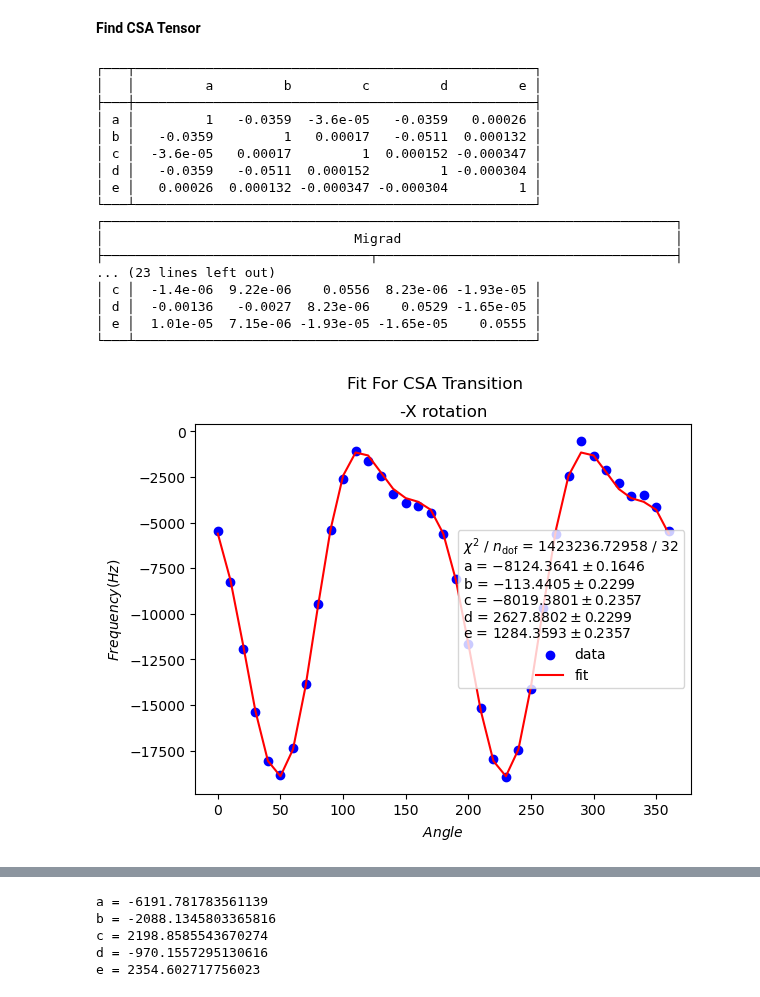
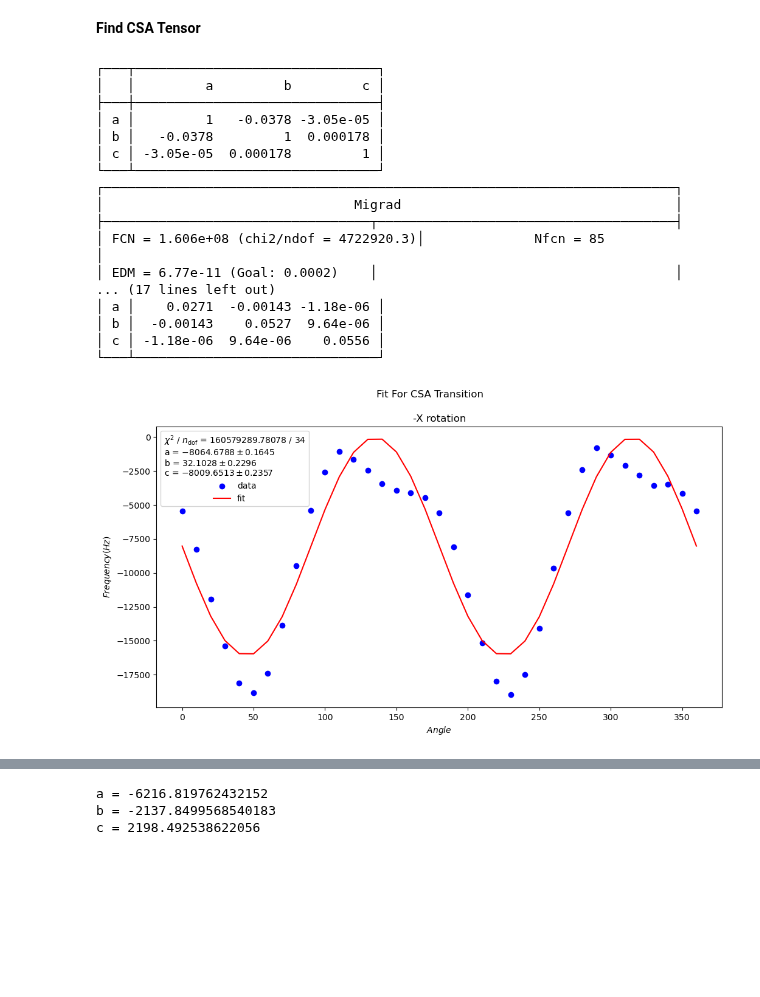
Before and after one commit to AstrobioShiva/Script_project, a Jupyter notebook: NMR_analysis/fitting_(+)HQipc2B_cluster1.ipynb, the cells around one changed output, grey strips where cells are left out. Cells and saved outputs as stored; diff of their text form; code cells hidden in the pictures; blank space fills up the shorter version.

```diff
--- a/NMR_analysis/fitting_(+)HQipc2B_cluster1.ipynb
+++ b/NMR_analysis/fitting_(+)HQipc2B_cluster1.ipynb
@@ -27,9 +27,10 @@ for i in range(3):
     df[i].Cluster1Peak2 = df[i].Cluster1Peak2*w0
 
     # print(df[i].Cluster1Peak1)
-    plt.plot(df[i].Angle, df[i].Cluster1Peak0, label = 'Peak1')
-    plt.plot(df[i].Angle, df[i].Cluster1Peak1, label = 'Peak2')
-    plt.plot(df[i].Angle, df[i].Cluster1Peak2, label = 'Peak3')
+    plt.figure(figsize=(12, 6))
+    plt.plot(df[i].Angle, df[i].Cluster1Peak0, label = 'Peak1', marker='o')
+    plt.plot(df[i].Angle, df[i].Cluster1Peak1, label = 'Peak2', marker='o')
+    plt.plot(df[i].Angle, df[i].Cluster1Peak2, label = 'Peak3', marker='o')
     plt.suptitle('Raw Data')
     plt.title(titles[i])
     plt.legend()
@@ -97,6 +99,7 @@ for i in range(3):
     # plt.imshow(corr_mat, cmap='coolwarm')
 
     # draw data and fitted line
+    plt.figure(figsize=(12, 6))
     plt.scatter(df[i].Angle, freq_sum[i], label="data", color = 'blue')
     plt.plot(df[i].Angle, fourier5(df[i].Angle, *m_s[i].values), label="fit", color = 'red')
     plt.xlabel(r'$Angle$')
@@ -175,9 +178,9 @@ m_d = [0]*3
 corr_mat = [0]*3
 
 for i in range(3):
-    least_squares = LeastSquares(df[i].Angle, freq_diff[i], 0.1,fourier5)
+    least_squares = LeastSquares(df[i].Angle, freq_diff[i], 0.1,fourier3)
 
-    m_d[i] = Minuit(least_squares, a = 1, b = 1, c = 0, d = 1, e = 1).migrad()
+    m_d[i] = Minuit(least_squares, a = 1, b = 1, c = 0).migrad()
     # m[i] = m[i].scan(ncall = 50)
 
     # m[i].migrad()  # finds minimum of least_squares function
@@ -197,8 +200,9 @@ for i in range(3):
     # plt.imshow(corr_mat, cmap='coolwarm')
 
     # draw data and fitted line
+    plt.figure(figsize=(12, 6))
     plt.scatter(df[i].Angle, freq_diff[i], label="data", color = 'blue')
-    plt.plot(df[i].Angle, fourier5(df[i].Angle, *m_d[i].values), label="fit", color = 'red')
+    plt.plot(df[i].Angle, fourier3(df[i].Angle, *m_d[i].values), label="fit", color = 'red')
     plt.xlabel(r'$Angle$')
     plt.ylabel(r'$Frequency (Hz)$')
     # Title
@@ -457,9 +459,9 @@ for i in range(0,3):
     # HQ2_freq_sum[i] = HQ2_freq_3212[i] + HQ2_freq_1212[i] + HQ2_freq_1232[i]
     # y_csa[i] = np.subtract(df[i].freq_sum, HQ2_freq_sum[i])
     # y_csa[i] = np.subtract(df[i].freq_sum, HQ2[i])
-    least_squares = LeastSquares(df[i].Angle, csa[i], 1,fourier5)
+    least_squares = LeastSquares(df[i].Angle, csa[i], 1,fourier3)
 
-    m_csa[i] = Minuit(least_squares, a = -1, b = -1, c= -1, d = 1, e = 1)
+    m_csa[i] = Minuit(least_squares, a = -1, b = -1, c= -1)
     # m[i] = m[i].scan(ncall = 50)
 
     m_csa[i].migrad()  # finds minimum of least_squares function
@@ -478,46 +480,47 @@ for i in range(0,3):
     print(m_csa[i].migrad())
     # plt.imshow(corr_mat, cmap='coolwarm')
 
     # draw data and fitted line
+    plt.figure(figsize=(12, 6))
     plt.scatter(df[i].Angle, csa[i], label="data", color = 'blue')
-    plt.plot(df[i].Angle, fourier5(df[i].Angle, *m_csa[i].values), label="fit", color = 'red')
+    plt.plot(df[i].Angle, fourier3(df[i].Angle, *m_csa[i].values), label="fit", color = 'red')
     plt.xlabel(r'$Angle$')
     plt.ylabel(r'$Frequency (Hz)$')
     # Title
     plt.suptitle('Fit For CSA Transition')
     plt.title(titles[i])
     plt.legend(title="\n".join(fit_info))
     # plt.grid()
     plt.show()
 
     for key, value in zip(m_csa[i].parameters, m_csa[i].values):
         print(f"{key} = {value}")
 
 a_csa = [0]*3;
 b_csa = [0]*3;
 c_csa = [0]*3;
 
 par_csa = [a_csa, b_csa, c_csa]
 
 for i in range(0,3):
     for k in range(len(par_csa)):
         par_csa[k][i] = m_csa[i].values[k]
 # %% [output]
-┌───┬───────────────────────────────────────────────────┐
-│   │         a         b         c         d         e │
-├───┼───────────────────────────────────────────────────┤
-│ a │         1   -0.0359  -3.6e-05   -0.0359   0.00026 │
-│ b │   -0.0359         1   0.00017   -0.0511  0.000132 │
-│ c │  -3.6e-05   0.00017         1  0.000152 -0.000347 │
-│ d │   -0.0359   -0.0511  0.000152         1 -0.000304 │
-│ e │   0.00026  0.000132 -0.000347 -0.000304         1 │
-└───┴───────────────────────────────────────────────────┘
+┌───┬───────────────────────────────┐
+│   │         a         b         c │
+├───┼───────────────────────────────┤
+│ a │         1   -0.0378 -3.05e-05 │
+│ b │   -0.0378         1  0.000178 │
+│ c │ -3.05e-05  0.000178         1 │
+└───┴───────────────────────────────┘
 ┌─────────────────────────────────────────────────────────────────────────┐
 │                                Migrad                                   │
 ├──────────────────────────────────┬──────────────────────────────────────┤
-... (23 lines left out)
-│ c │  -1.4e-06  9.22e-06    0.0556  8.23e-06 -1.93e-05 │
-│ d │  -0.00136   -0.0027  8.23e-06    0.0529 -1.65e-05 │
-│ e │  1.01e-05  7.15e-06 -1.93e-05 -1.65e-05    0.0555 │
-└───┴───────────────────────────────────────────────────┘
+│ FCN = 1.606e+08 (chi2/ndof = 4722920.3)│              Nfcn = 85               │
+│ EDM = 6.77e-11 (Goal: 0.0002)    │                                      │
+... (17 lines left out)
+│ a │    0.0271  -0.00143 -1.18e-06 │
+│ b │  -0.00143    0.0527  9.64e-06 │
+│ c │ -1.18e-06  9.64e-06    0.0556 │
+└───┴───────────────────────────────┘
-[figure, old version]
+[figure, new version]
@@ -560,8 +563,6 @@ e = 1552.31327985851
-a = -6191.781783561139
-b = -2088.1345803365816
-c = 2198.8585543670274
-d = -970.1557295130616
-e = 2354.602717756023
+a = -6216.819762432152
+b = -2137.8499568540183
+c = 2198.492538622056
 # %%
 A= [0]*3
 B = [0]*3
```
Also changed, not shown: parts of 10 cells of this notebook, 16 other files.
